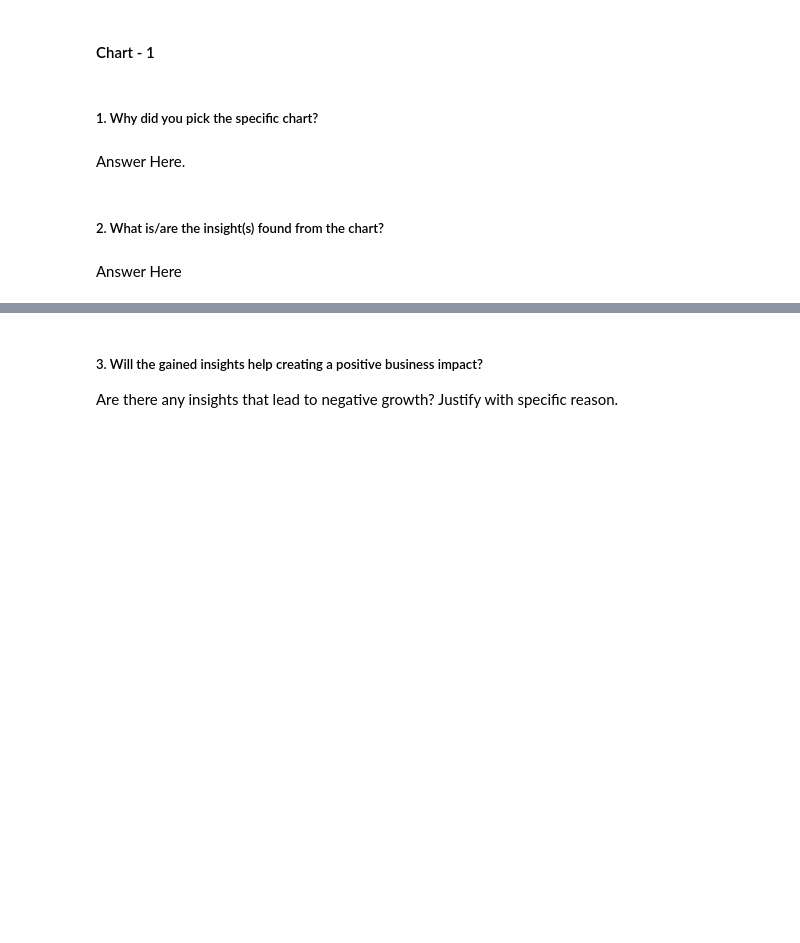
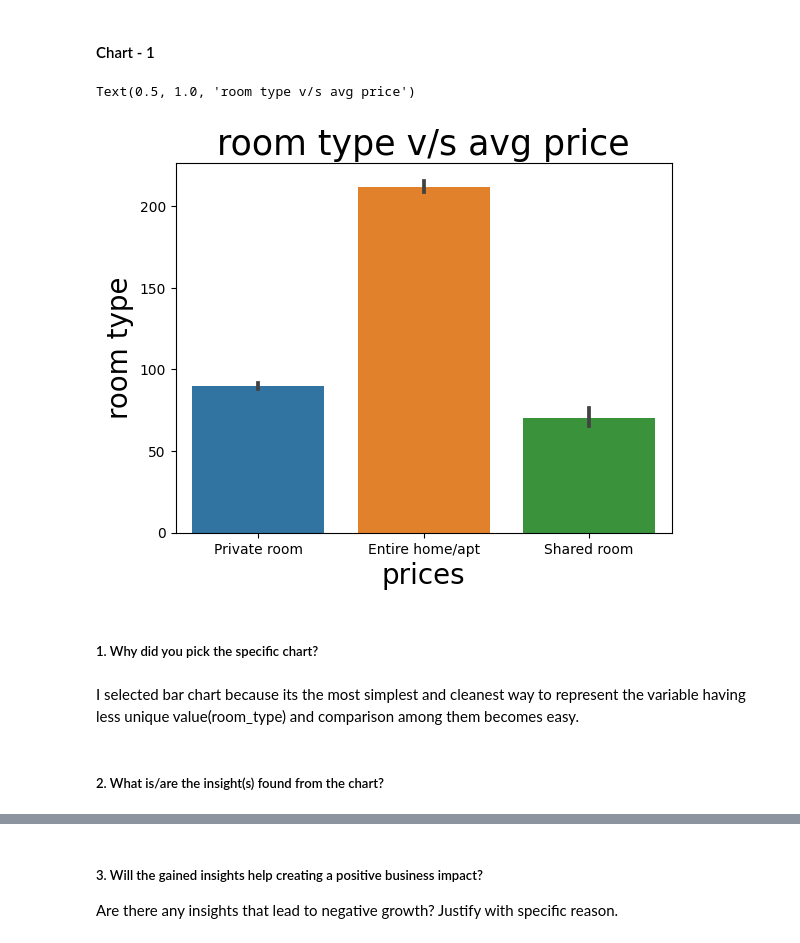
Before and after one commit to Sandykk2/Airbnb-EDA-Analysis-, a Jupyter notebook: Airbnb_EDA_Analysis.ipynb, the cells around one changed output, grey strips where cells are left out. Drawn from its saved outputs; the diff is of its cells as text; code cells hidden in the pictures; blank space fills up the shorter version.

Commit message:
Experimenting with data for reaching helpful outcome

```diff
--- a/Airbnb_EDA_Analysis.ipynb
+++ b/Airbnb_EDA_Analysis.ipynb
@@ -230,3 +302,13 @@ Answer Here
 ### Data Wrangling Code
 # %%
 # Write your code to make your dataset analysis ready.
+
+#Creating a copy of the original dataset so as to perform manipulations and avoid altering the original data set
+air_df=airbnb_df.copy()
+# %%
+#filling null values in reviews_per_month column with zero
+air_df['reviews_per_month'].fillna(0,inplace=True)
+# %%
+#filling null values in host_name column with "not known"
+air_df['host_name'].fillna("Null Value",inplace=True)
+air_df['name'].fillna("Not Value",inplace=True)
@@ -233,2 +322,5 @@ Answer Here
+# %%
+#since we have lot of values as zero in price column which is an anomaly so creating a new dataframe where we are not considering the records with zero because prices could vary
+air_df_price_notzero=air_df[air_df['price']!=0]
 # %% [markdown]
 ### What all manipulations have you done and insights you found?
@@ -243,8 +345,16 @@ Answer Here.
+# %%
+# Chart - 1 average pricing of different room types and which room type is most expensive
+#plt.figure(figsize=(20,8))
+sns.barplot(x=air_df_price_notzero['room_type'],y=air_df_price_notzero['price'])
+plt.xlabel('prices',fontsize=20)
+plt.ylabel('room type',fontsize=20)
+plt.title("room type v/s avg price",fontsize=25)
+# %% [output]
+Text(0.5, 1.0, 'room type v/s avg price')
+[figure, added]
 # %% [markdown]
 ##### 1. Why did you pick the specific chart?
-# %% [markdown]
-Answer Here.
+# %% [markdown]
+I selected bar chart because its the most simplest and cleanest way to represent the variable having less unique value(room_type) and comparison among them becomes easy.
 # %% [markdown]
 ##### 2. What is/are the insight(s) found from the chart?
-# %% [markdown]
-Answer Here
```
Also changed, not shown: parts of 28 cells of this notebook.
